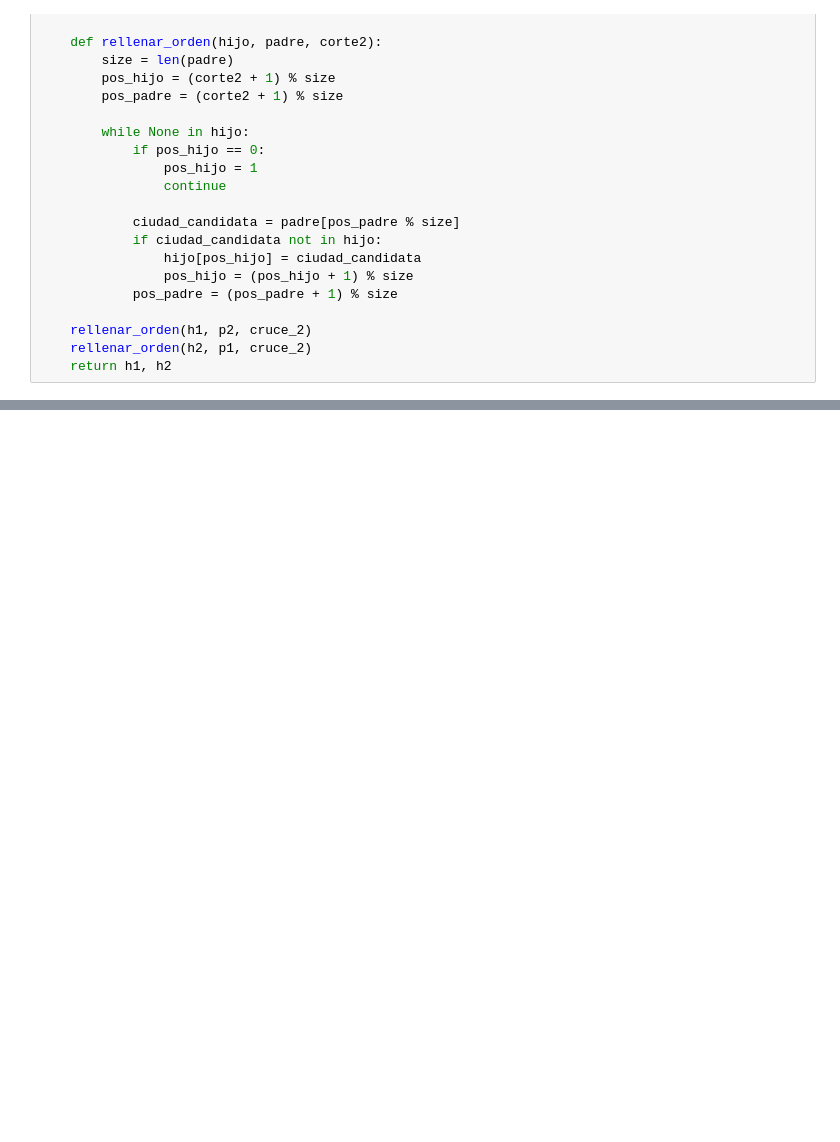
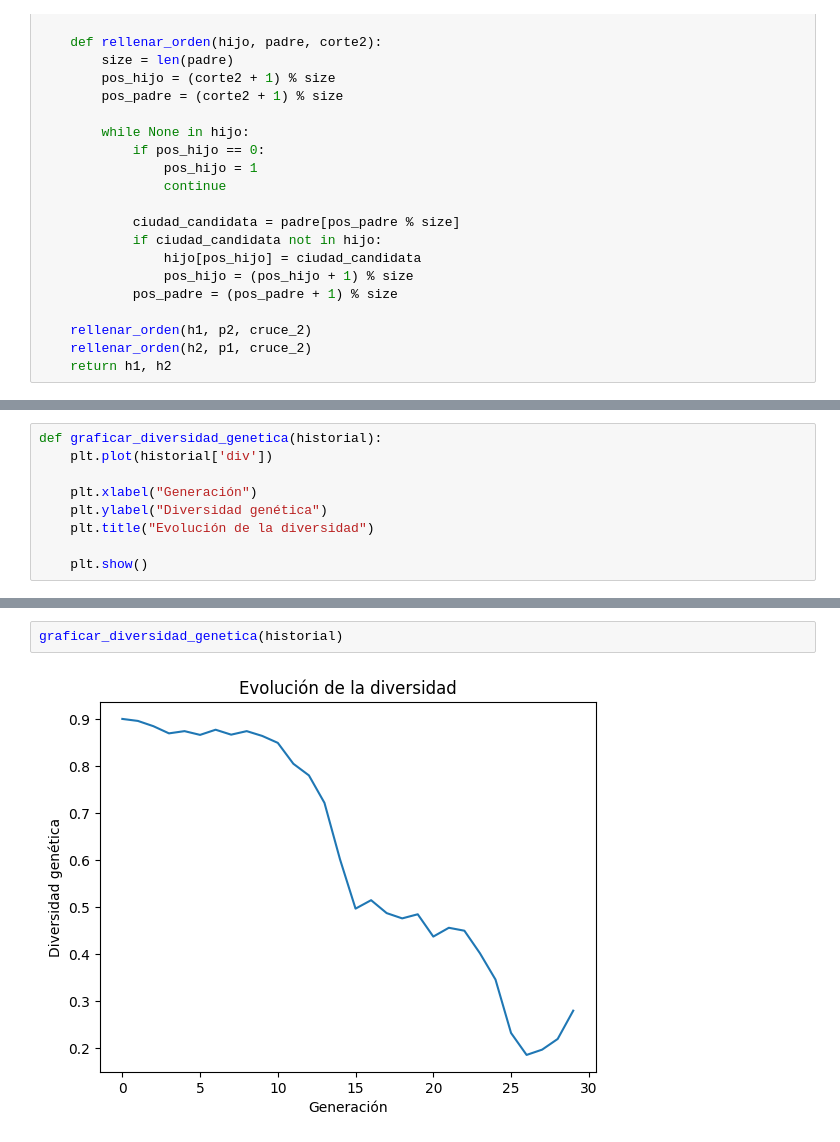
Before and after one commit to FabrexG/Ejercicios_Computacion_evolutiva_2026_1, a Jupyter notebook: practica_2/practica2.ipynb, the cells around one changed output, grey strips where cells are left out. Drawn from its saved outputs; the diff is of its cells as text; blank space fills up the shorter version.

```diff
--- a/practica_2/practica2.ipynb
+++ b/practica_2/practica2.ipynb
@@ -236,0 +413,9 @@ cruce_ciclos(p1, p2)
+# %%
+def graficar_diversidad_genetica(historial):
+    plt.plot(historial['div'])
+
+    plt.xlabel("Generación")
+    plt.ylabel("Diversidad genética")
+    plt.title("Evolución de la diversidad")
+
+    plt.show()
@@ -236,0 +491,4 @@ cruce_ciclos(p1, p2)
+# %%
+graficar_diversidad_genetica(historial)
+# %% [output]
+[figure, added]
```
Also changed, not shown: parts of 29 cells of this notebook, 8 other files.
